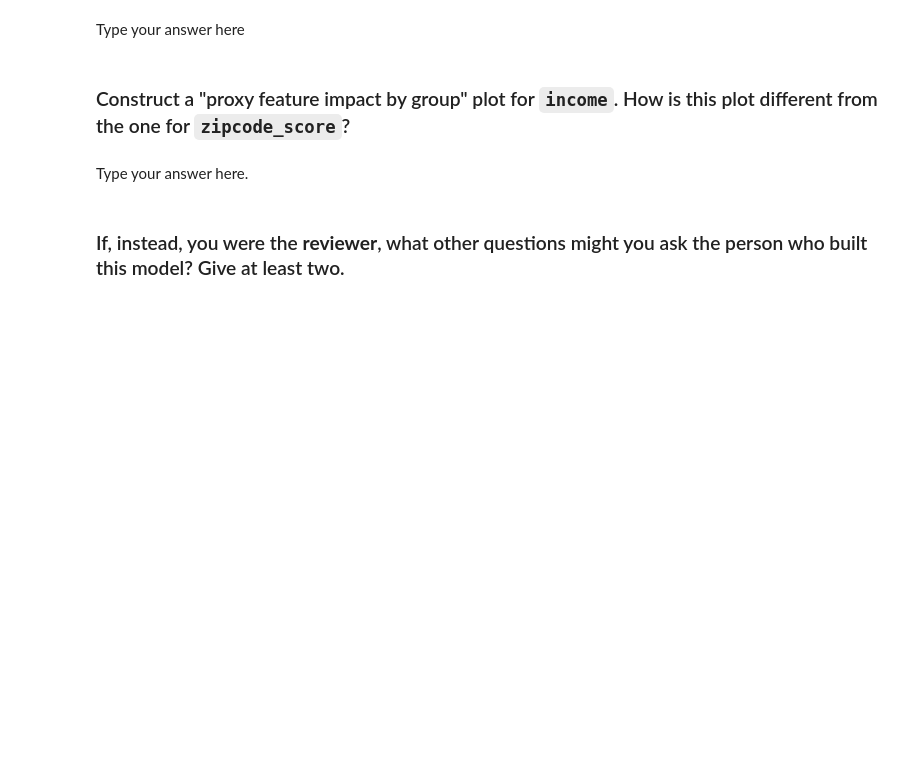
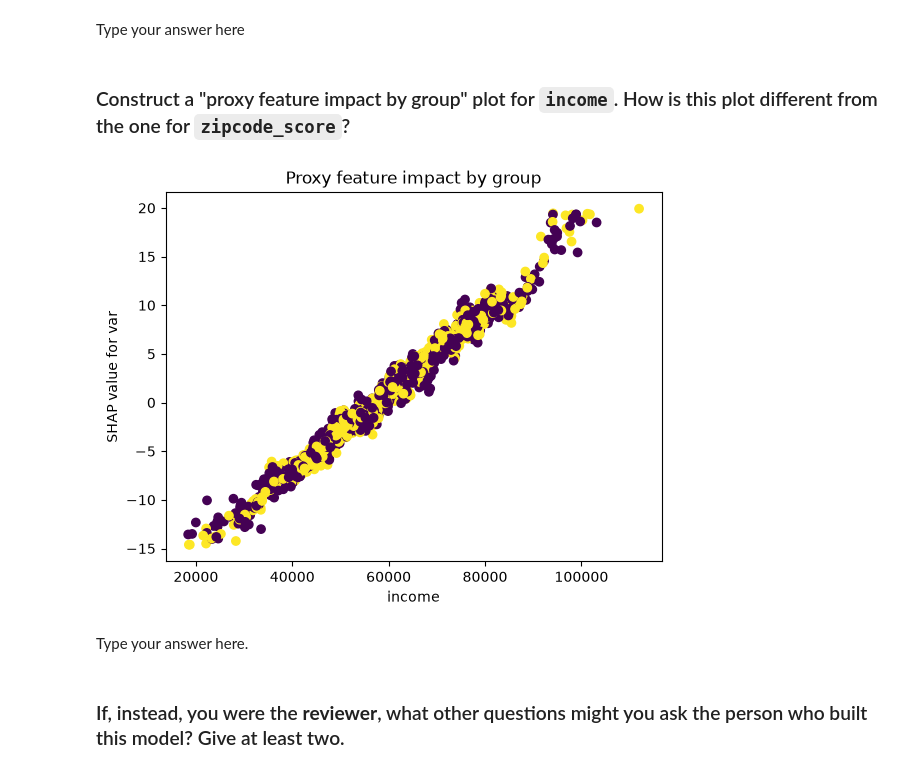
Before and after one commit to maggiepotts/code_3000, a Jupyter notebook: mod04_bias.ipynb, the cells around one changed output. Drawn from its saved outputs; the diff is of its cells as text; code cells hidden in the pictures; blank space fills up the shorter version.

```diff
--- a/mod04_bias.ipynb
+++ b/mod04_bias.ipynb
@@ -103,7 +103,9 @@ Type your answer here
 # %% [markdown]
 ### Construct a "proxy feature impact by group" plot for `income`. How is this plot different from the one for `zipcode_score`?
 # %%
-Type your code here.
+plot_shap("income")
+# %% [output]
+[figure, added]
 # %% [markdown]
 Type your answer here.
 # %% [markdown]
```
Also changed, not shown: parts of 1 cell of this notebook.
